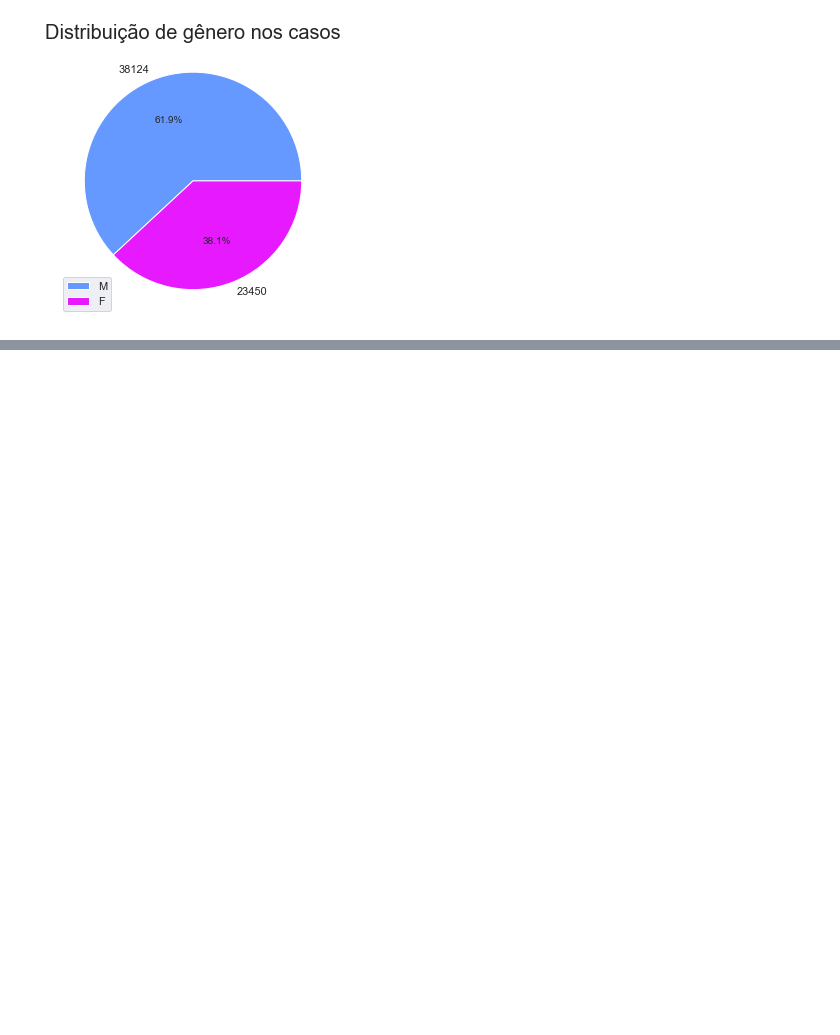
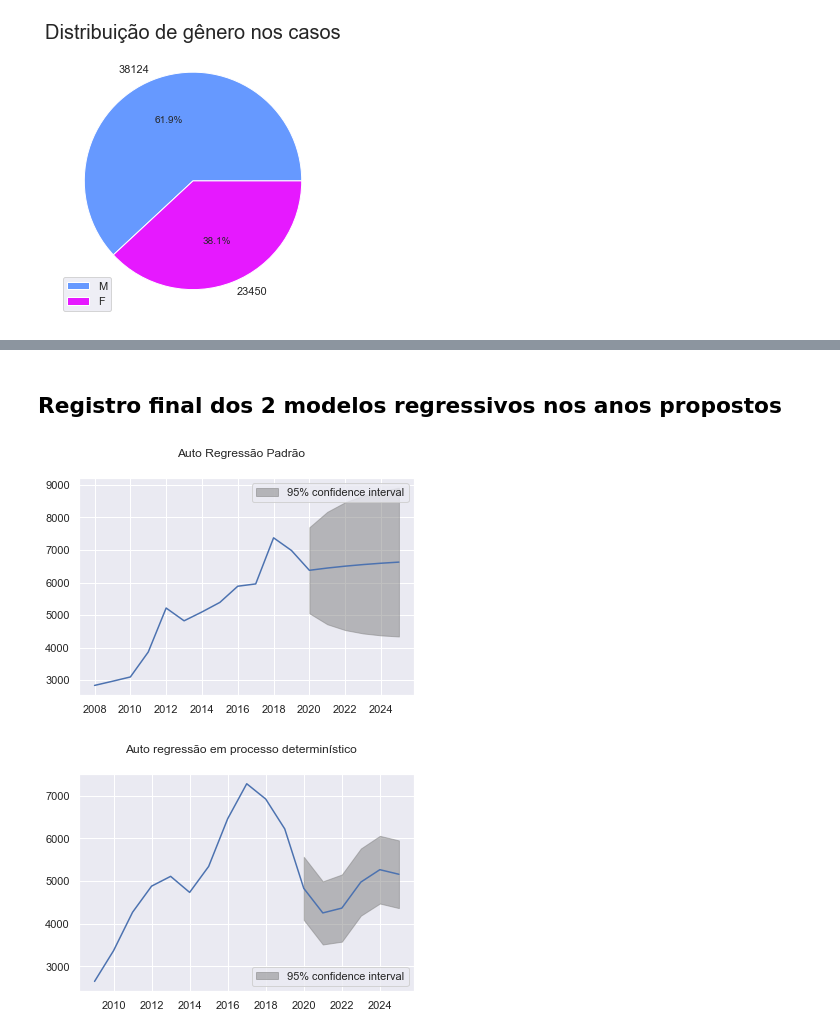
Before and after one commit to L182487/data4health, a Jupyter notebook: notebooks/exp_analysis.ipynb, the cells around one changed output, grey strips where cells are left out. Saved outputs shown, nothing was run; the diff lists cells and outputs as text; code cells hidden in the pictures; blank space fills up the shorter version.

```diff
--- a/notebooks/exp_analysis.ipynb
+++ b/notebooks/exp_analysis.ipynb
@@ -359,0 +555,12 @@ plt.show()
+# %% [markdown]
+## Registro final dos 2 modelos regressivos nos anos propostos
+# %%
+fig1 = model_fit.plot_predict(0,18)
+fig1.suptitle("Auto Regressão Padrão")
+
+fig2 = res.plot_predict(0,18)
+fig2.suptitle("Auto regressão em processo determinístico")
+plt.show()
+# %% [output]
+[figure, added]
+[figure, added]
```
Also changed, not shown: parts of 24 cells of this notebook, 4 other files.
